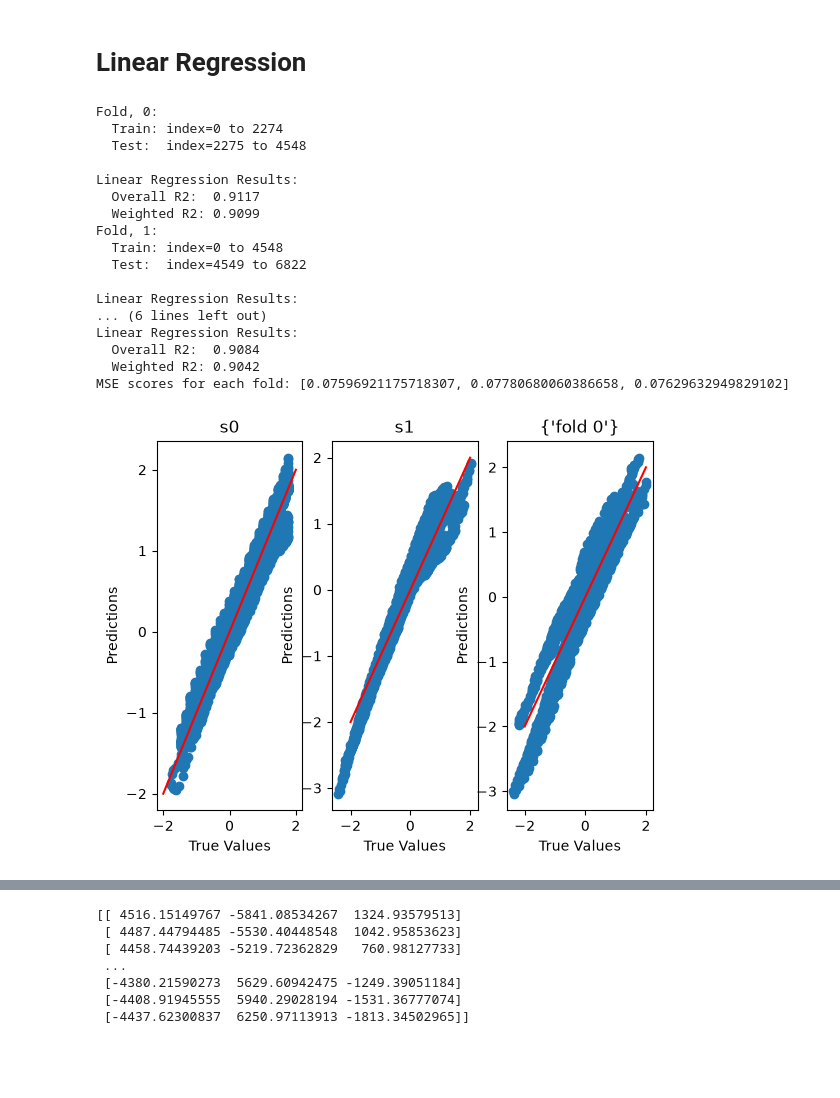
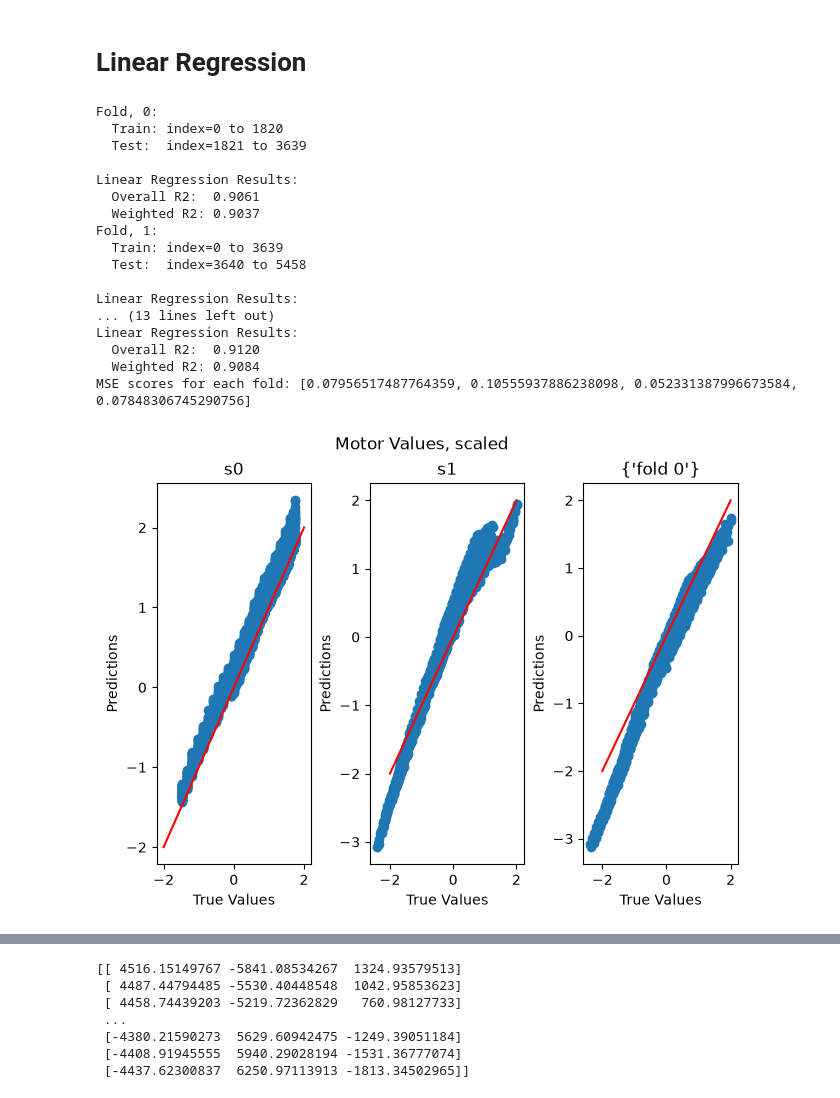
Before and after one commit to Abigail-Yates/DeltabotProject, a Jupyter notebook: TensorFlow/Trials/all_data_MLP.ipynb, the cells around one changed output, grey strips where cells are left out. Cells and saved outputs as stored; diff of their text form; code cells hidden in the pictures; blank space fills up the shorter version.

```diff
--- a/TensorFlow/Trials/all_data_MLP.ipynb
+++ b/TensorFlow/Trials/all_data_MLP.ipynb
@@ -103,7 +110,7 @@ plt.scatter(X_scaled_all[:,0], X_scaled_all[:,1])
 # %% [markdown]
 <h1>Linear Regression
 # %%
-def plot_motors(y_test, y_pred, lims):
+def plot_motors(y_test, y_pred, lims, scaled):
     fig, axs = plt.subplots(1, 3, constrained_layout=True)
 
     for i,motor in enumerate(["s0", "s1", "s2"]):
@@ -114,6 +121,7 @@ def plot_motors(y_test, y_pred, lims):
         _ =subplot.plot(lims, lims, color="red")
         subplot.set_title(motor)
         subplot.plot()
+    fig.suptitle(f"Motor Values, {scaled}")
 # %%
 #LR sklearn - all data concat trained.
 scores = []
@@ -121,43 +129,43 @@ scores = []
 X = X_scaled_all
 y = y_scaled_all
 
-tscv = TimeSeriesSplit(n_splits=3) #, test_size=712
+tscv = TimeSeriesSplit(n_splits=4) #, test_size=712
 for i, (train_index, test_index) in enumerate(tscv.split(X)):
     print(f"Fold, {i}:")
     print(f"  Train: index={train_index[0]} to {train_index[-1]} ")
     print(f"  Test:  index={test_index[0]} to {test_index[-1]}")
 
     X_train, X_test = X[train_index], X[test_index]
     y_train, y_test = y[train_index], y[test_index]
 
     lin_reg = LinearRegression()
     lin_reg.fit(X_train, y_train)
     y_pred = lin_reg.predict(X_test)
     evaluate_model("Linear Regression", y_test, y_pred)
 
-    plot_motors(y_test, y_pred, [-2,2])
+    plot_motors(y_test, y_pred, [-2,2], scaled="scaled")
 
     error = mean_squared_error(y_test, y_pred)
     scores.append(error)
     plt.title({f"fold {i}"})
 
 print("MSE scores for each fold:", scores)
 # %% [output]
 Fold, 0:
-  Train: index=0 to 2274
-  Test:  index=2275 to 4548
+  Train: index=0 to 1820
+  Test:  index=1821 to 3639
 
 Linear Regression Results:
-  Overall R2:  0.9117
-  Weighted R2: 0.9099
+  Overall R2:  0.9061
+  Weighted R2: 0.9037
 Fold, 1:
-  Train: index=0 to 4548
-  Test:  index=4549 to 6822
+  Train: index=0 to 3639
+  Test:  index=3640 to 5458
 
 Linear Regression Results:
-... (6 lines left out)
+... (13 lines left out)
 Linear Regression Results:
-  Overall R2:  0.9084
-  Weighted R2: 0.9042
-MSE scores for each fold: [0.07596921175718307, 0.07780680060386658, 0.07629632949829102]
+  Overall R2:  0.9120
+  Weighted R2: 0.9084
+MSE scores for each fold: [0.07956517487764359, 0.10555937886238098, 0.052331387996673584, 0.07848306745290756]
-[figure, old version]
+[figure, new version]
```
Also changed, not shown: parts of 8 cells of this notebook, 16 other files.
